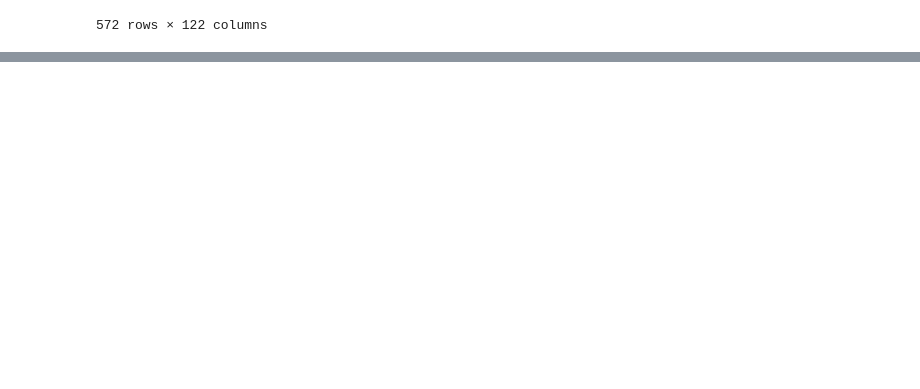
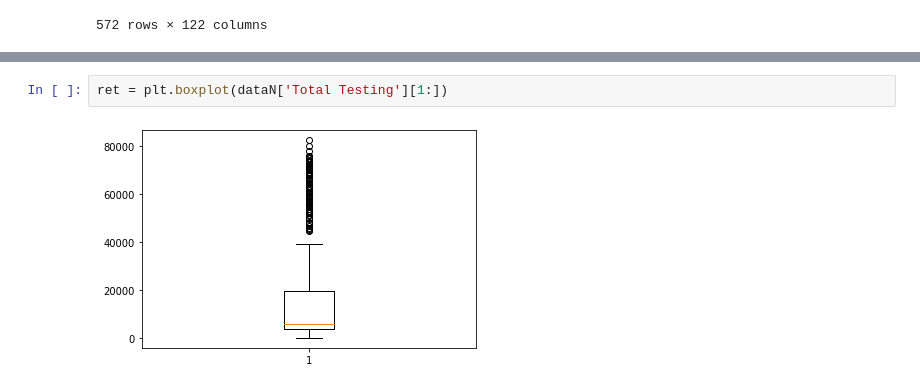
Before and after one commit to Athitiya00/DWDM21, a Jupyter notebook: Data102(Chapter2).ipynb, the cells around one changed output, grey strips where cells are left out. Saved outputs shown, nothing was run; the diff lists cells and outputs as text; blank space fills up the shorter version.

```diff
--- a/Data102(Chapter2).ipynb
+++ b/Data102(Chapter2).ipynb
@@ -34,0 +178,4 @@ data
+# %%
+ret = plt.boxplot(dataN['Total Testing'][1:])
+# %% [output]
+[figure, added]
```
Also changed, not shown: parts of 25 cells of this notebook.
